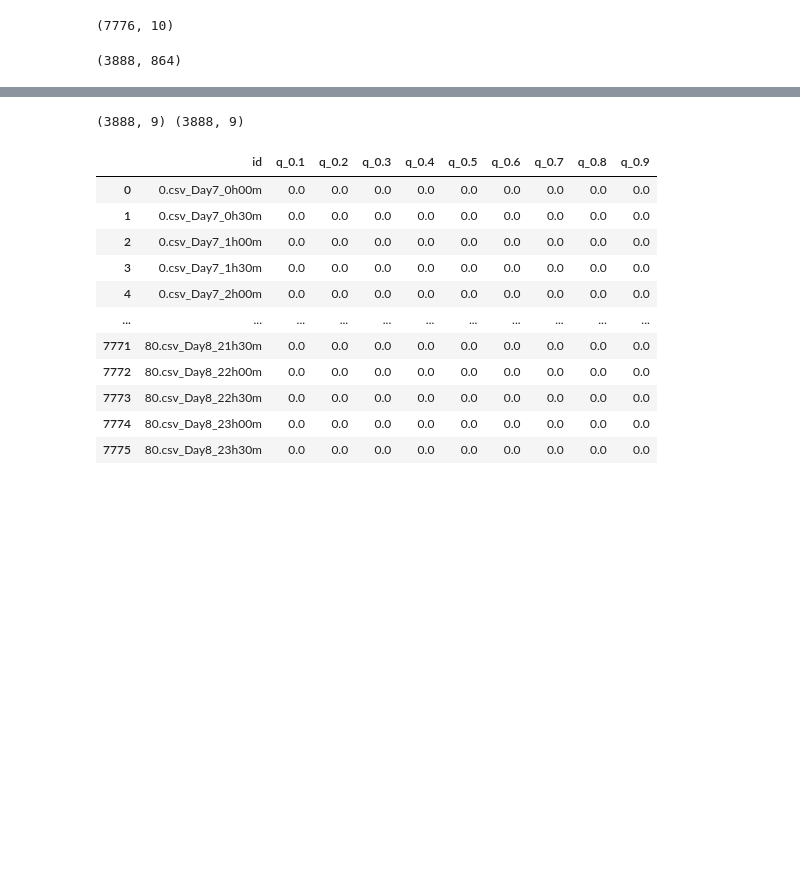
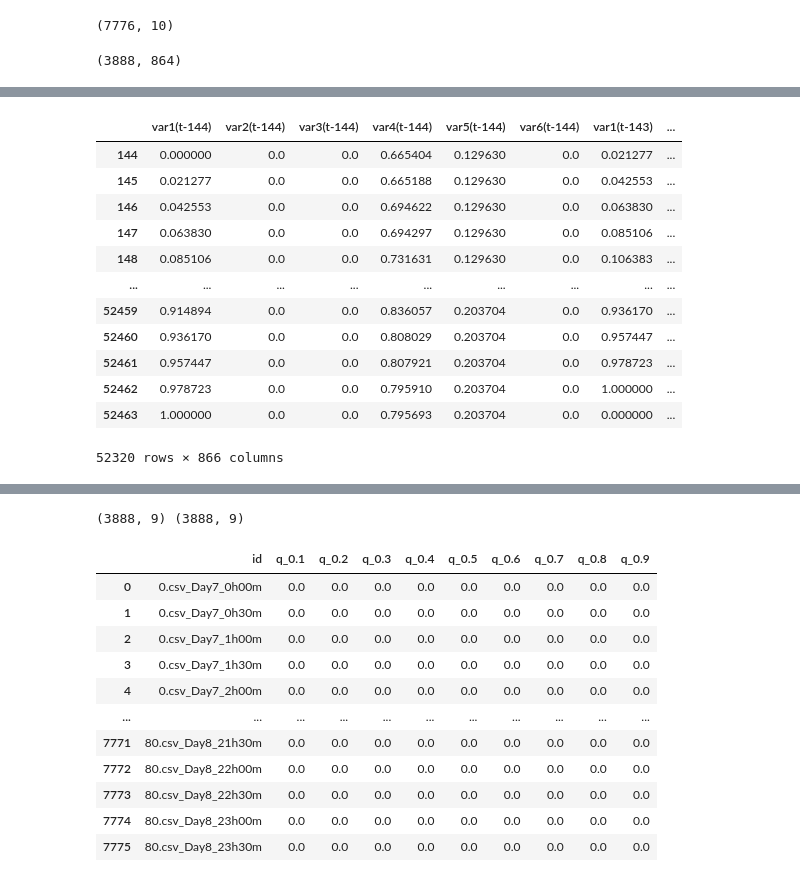
Before and after one commit to marvelous-koala/unlimited_power, a Jupyter notebook: 합치기_전_임시작업/MJ/GPUUUU.ipynb, the cells around one changed output, grey strips where cells are left out. Drawn from its saved outputs; the diff is of its cells as text; code cells hidden in the pictures; blank space fills up the shorter version.

```diff
--- a/합치기_전_임시작업/MJ/GPUUUU.ipynb
+++ b/합치기_전_임시작업/MJ/GPUUUU.ipynb
@@ -136,5 +155,21 @@ X_test.shape
 # %%
 # drop_clms 함수를 이용하여 쓰지 않는 데이터 분리하기
 
-dataset = JY.drop_clms(raw_data)
-dataset2 = JY.series_to_supervised(dataset, n_days)
+dataset = RG.drop_clms(raw_data)
+dataset2 = RG.series_to_supervised(dataset, n_days)
+dataset3 = RG.minmax_scaler(dataset2)
+dataset3
+# %% [output]
+|  | var1(t-144) | var2(t-144) | var3(t-144) | var4(t-144) | var5(t-144) | var6(t-144) | var1(t-143) | ... |
+| 144 | 0.000000 | 0.0 | 0.0 | 0.665404 | 0.129630 | 0.0 | 0.021277 | ... |
+| 145 | 0.021277 | 0.0 | 0.0 | 0.665188 | 0.129630 | 0.0 | 0.042553 | ... |
+| 146 | 0.042553 | 0.0 | 0.0 | 0.694622 | 0.129630 | 0.0 | 0.063830 | ... |
+| 147 | 0.063830 | 0.0 | 0.0 | 0.694297 | 0.129630 | 0.0 | 0.085106 | ... |
+| 148 | 0.085106 | 0.0 | 0.0 | 0.731631 | 0.129630 | 0.0 | 0.106383 | ... |
+| ... | ... | ... | ... | ... | ... | ... | ... | ... |
+| 52459 | 0.914894 | 0.0 | 0.0 | 0.836057 | 0.203704 | 0.0 | 0.936170 | ... |
+| 52460 | 0.936170 | 0.0 | 0.0 | 0.808029 | 0.203704 | 0.0 | 0.957447 | ... |
+| 52461 | 0.957447 | 0.0 | 0.0 | 0.807921 | 0.203704 | 0.0 | 0.978723 | ... |
+| 52462 | 0.978723 | 0.0 | 0.0 | 0.795910 | 0.203704 | 0.0 | 1.000000 | ... |
+| 52463 | 1.000000 | 0.0 | 0.0 | 0.795693 | 0.203704 | 0.0 | 0.000000 | ... |
+52320 rows × 866 columns
```
Also changed, not shown: parts of 12 cells of this notebook.
